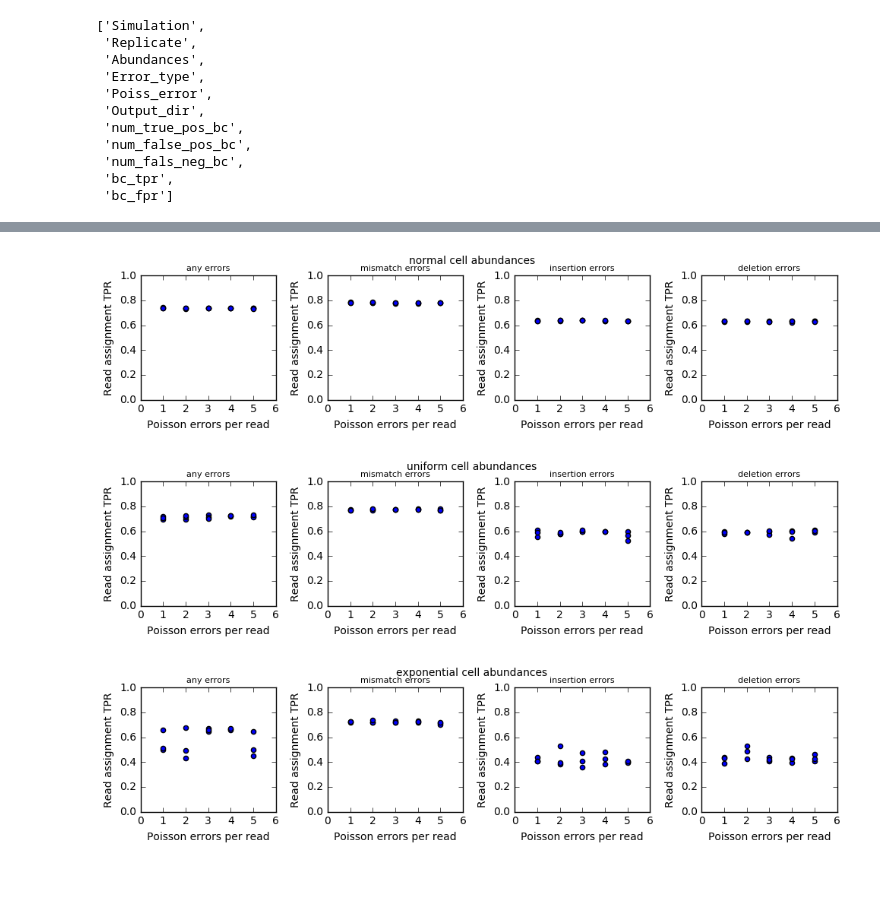
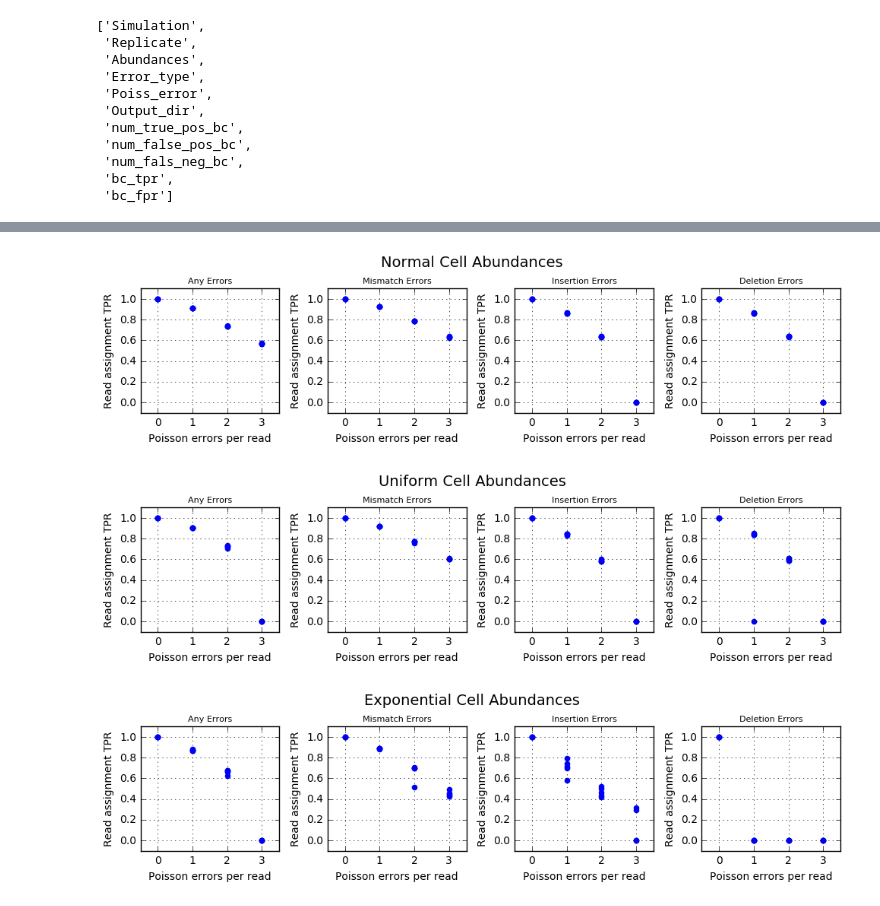
Before and after one commit to pachterlab/sircel, a Jupyter notebook: notebooks/Evaluate_simulations.ipynb, the cells around one changed output, grey strips where cells are left out. Cells and saved outputs as stored; diff of their text form; code cells hidden in the pictures; blank space fills up the shorter version.

```diff
--- a/notebooks/Evaluate_simulations.ipynb
+++ b/notebooks/Evaluate_simulations.ipynb
@@ -110,0 +123,29 @@ for a in abundances:
+# %%
+"""
+2 errors
+
+"""
+errors = [2]
+for a in abundances:
+    fig, ax_arr = plt.subplots(nrows=1, ncols=4, figsize=(10,2.5))
+    for (ax, e) in zip(ax_arr, error_type):
+
+        for err_num in errors:
+            select_entries = get_entries(data, a, e, errors=err_num)
+            tpr_entries = [get_col(i, 'bc_tpr') for i in select_entries]
+
+            for (j, tpr_entry) in enumerate(tpr_entries):
+                y_data = [float(i) for i in tpr_entry.split(',')]
+                hist, bins = np.histogram(y_data, bins=25)
+                ax.step(bins[0:-1], hist, alpha = 0.5, color = 'b')
+                ax.axvline(np.median(y_data), color = 'k', alpha = 0.1)
+
+        ax.set_title( ('%s errors' % e).title(), fontsize=8)
+        ax.set_xlabel('TPR per cell barcode')
+        ax.set_ylabel('Number of cell barcodes')
+        ax.set_xlim([0,1])
+        ax.grid()
+        #ax.set_ylim([-50, 550])
+    fig.suptitle(('%s cell abundances, %i errors per read' % (a, 2)).title(), y = 1.05, size = 14)
+    plt.tight_layout()
+    fig.savefig('./TPR_histo_2_errors_%s.pdf' % a, bbox_inches='tight')
@@ -111,33 +156,37 @@ for a in abundances:
 # %%
 cmap = plt.get_cmap('jet', 20)
 
 errors = [0, 1, 2, 3, 4]
 
 
 
 for a in abundances:
     fig, ax_arr = plt.subplots(nrows=1, ncols=4, figsize=(10,2.5))
     for (ax, e) in zip(ax_arr, error_type):
         x = []
         medians = []
         for err_num in errors:
 
             select_entries = get_entries(data, a, e, errors=err_num)
             tpr_entries = [get_col(i, 'bc_tpr') for i in select_entries]
 
             for (j, tpr_entry) in enumerate(tpr_entries):
                 y_data = [float(i) for i in tpr_entry.split(',')]
 
-                x.append(err_num + 1)
+                x.append(err_num)
                 medians.append(np.median(y_data))
-        ax.scatter(x, medians)
-        ax.set_title('%s errors' % e, fontsize=8)
+        ax.scatter(x, medians, color = 'b')
+        ax.set_title( ('%s errors' % e).title(), fontsize=8)
         ax.set_xlabel('Poisson errors per read')
         ax.set_ylabel('Read assignment TPR')
-        ax.set_ylim([0, 1])
-    fig.suptitle('%s cell abundances' % a)
+        ax.set_ylim([-0.1, 1.1])
+        ax.set_xlim([-0.5, 3.5])
+        ax.set_xticks([0,1,2,3])
+        ax.grid()
+    fig.suptitle( ('%s cell abundances' % a).title(), size = 14, y = 1.05)
     plt.tight_layout()
+    fig.savefig('./TPR_vs_errors_%s.pdf' % a, bbox_inches='tight')
 # %% [output]
-[figure, old version]
+[figure, new version]
-[figure, old version]
+[figure, new version]
-[figure, old version]
+[figure, new version]
```
Also changed, not shown: parts of 4 cells of this notebook.
